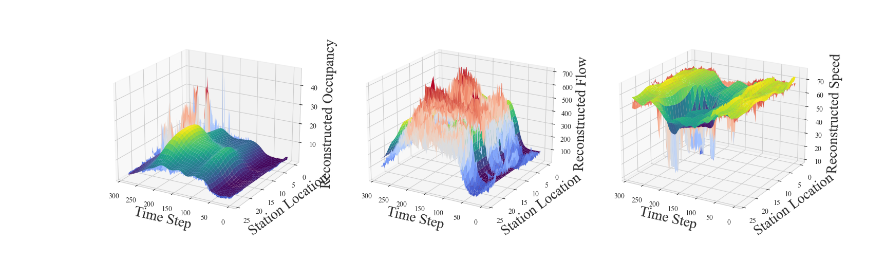
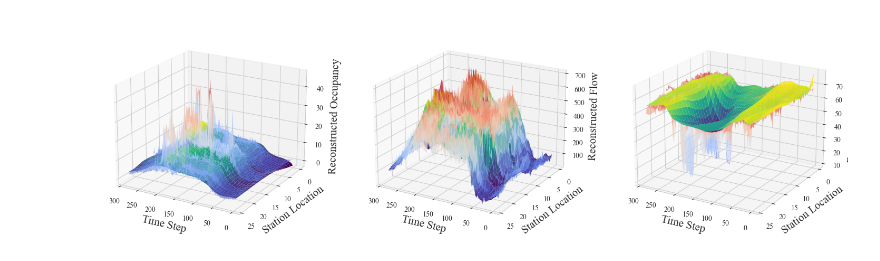
Before and after one commit to wzh96/Flow_PDE_FIND, a Jupyter notebook: Prediction.ipynb, the cells around one changed output. Cells and saved outputs as stored; diff of their text form; code cells hidden in the pictures.

```diff
--- a/Prediction.ipynb
+++ b/Prediction.ipynb
@@ -76,50 +127,50 @@ occu_ori = Occupancy.values.T
 
 ax1 = fig.add_subplot(131, projection='3d')
 surf1 = ax1.plot_surface(time, loc, occu_values, cmap='viridis',linewidth=0.02, alpha = 1, antialiased=True)
-surf2 = ax1.plot_surface(time, loc, occu_ori, cmap=cm.coolwarm,linewidth=0.02, alpha = 1, antialiased=True)
+surf2 = ax1.plot_surface(time, loc, occu_ori, cmap=cm.coolwarm,linewidth=0.02, alpha = 0.5, antialiased=True)
 
 ax1.view_init(elev=20, azim=120)
-ax1.set_xlabel('Time Step', fontsize = 20)
-ax1.set_ylabel('Station Location', fontsize = 20)
-ax1.set_zlabel('Reconstructed Occupancy', fontsize = 20)
+ax1.set_xlabel('Time Step', fontsize = 15)
+ax1.set_ylabel('Station Location', fontsize = 15)
+ax1.set_zlabel('Reconstructed Occupancy', fontsize = 15)
 #ax1.set_title('Occupancy Reconstruction', fontsize = 16)
 
 
 loc, time = flow_recon_wide.index.values, flow_recon_wide.columns.astype(int).values
 loc, time = np.meshgrid(loc, time)
 flow_values = flow_recon_wide.values.T
 flow_ori = Flow.values.T
 
 ax2 = fig.add_subplot(132, projection='3d')
 surf3 = ax2.plot_surface(time, loc, flow_values, cmap='viridis',linewidth=0.02, antialiased=True)
-surf4 = ax2.plot_surface(time, loc, flow_ori, cmap=cm.coolwarm,linewidth=0.02, alpha = 1, antialiased=True)
+surf4 = ax2.plot_surface(time, loc, flow_ori, cmap=cm.coolwarm,linewidth=0.02, alpha = 0.5, antialiased=True)
 
 ax2.view_init(elev=20, azim=120)
-ax2.set_xlabel('Time Step', fontsize = 20)
-ax2.set_ylabel('Station Location', fontsize = 20)
-ax2.set_zlabel('Reconstructed Flow', fontsize = 20)
+ax2.set_xlabel('Time Step', fontsize = 15)
+ax2.set_ylabel('Station Location', fontsize = 15)
+ax2.set_zlabel('Reconstructed Flow', fontsize = 15)
 #ax2.set_title('Flow Reconstruction', fontsize = 16)
 
 
 loc, time = speed_recon_wide.index.values, speed_recon_wide.columns.astype(int).values
 loc, time = np.meshgrid(loc, time)
 speed_values = speed_recon_wide.values.T
 speed_ori = Speed.values.T
 
 ax3 = fig.add_subplot(133, projection='3d')
 surf5 = ax3.plot_surface(time, loc, speed_values, cmap='viridis',linewidth=0.02, antialiased=True)
-surf6 = ax3.plot_surface(time, loc, speed_ori, cmap=cm.coolwarm,linewidth=0.02, alpha = 1, antialiased=True)
+surf6 = ax3.plot_surface(time, loc, speed_ori, cmap=cm.coolwarm,linewidth=0.02, alpha = 0.5, antialiased=True)
 
 ax3.view_init(elev=20, azim=120)
-ax3.set_xlabel('Time Step', fontsize = 20)
-ax3.set_ylabel('Station Location', fontsize = 20)
-ax3.set_zlabel('Reconstructed Speed', fontsize = 20)
+ax3.set_xlabel('Time Step', fontsize = 15)
+ax3.set_ylabel('Station Location', fontsize = 15)
+ax3.set_zlabel('Reconstructed Speed', fontsize = 15)
 #ax3.set_title('Speed Reconstruction', fontsize = 16)
 #plt.tight_layout()
 plt.show()
-fig.savefig("Figures/Reconstruction_3D.png", dpi = 300)
+fig.savefig("Figures/Reconstruction_3D_all.png", dpi = 300)
 # %% [output]
-[figure, old version]
+[figure, new version]
 # %%
 k_t['TimeStep'] = k_t['TimeStep'].astype(int)
 k_t['Station_Number'] = k_t['Station_Number'].astype(int)
```
Also changed, not shown: parts of 3 cells of this notebook, 20 other files.
